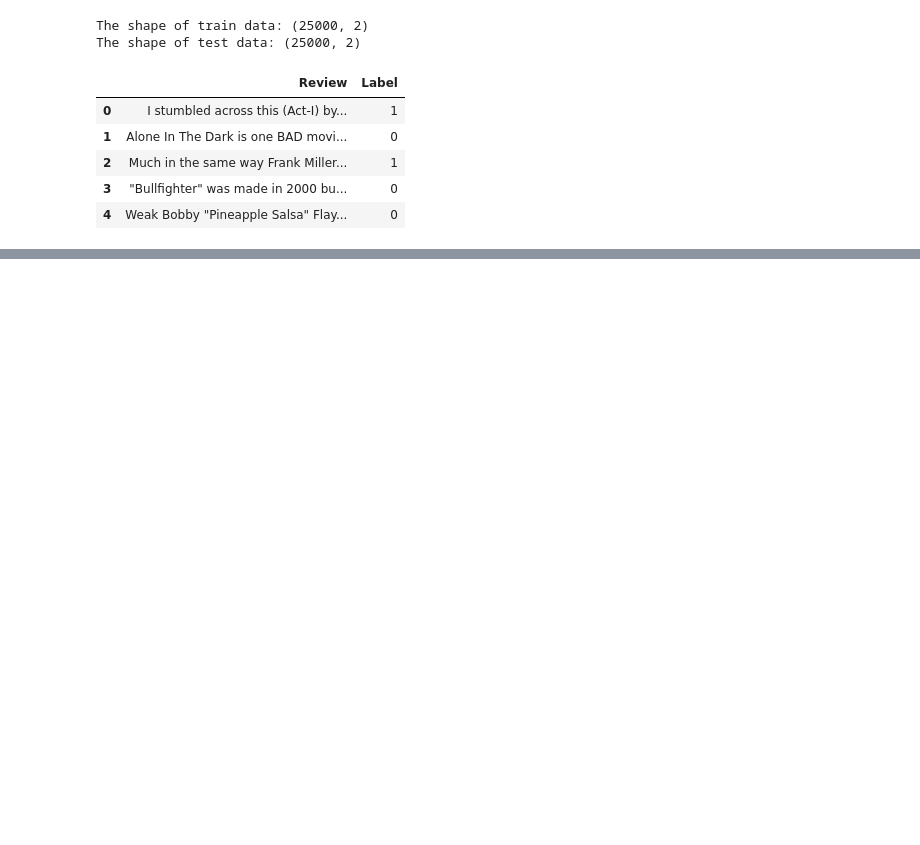
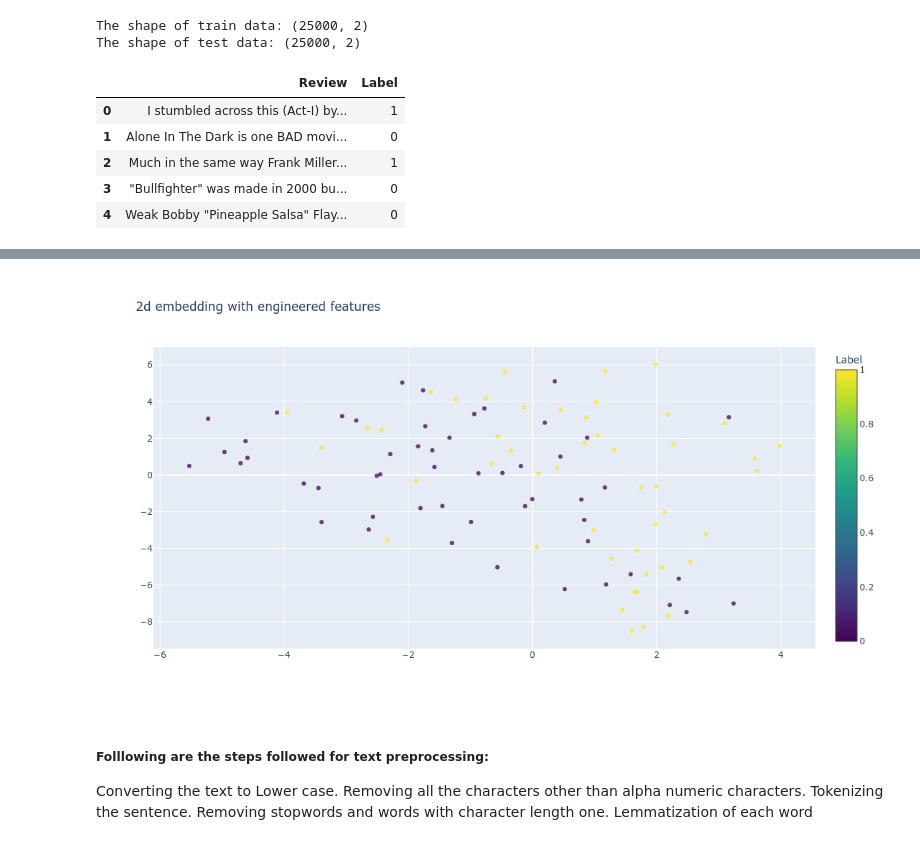
Before and after one commit to svk-123/NLP_HandsOn_Pytorch, a Jupyter notebook: text_data_processing_for_NLP.ipynb, the cells around one changed output, grey strips where cells are left out. Saved outputs shown, nothing was run; the diff lists cells and outputs as text; code cells hidden in the pictures; blank space fills up the shorter version.

```diff
--- a/text_data_processing_for_NLP.ipynb
+++ b/text_data_processing_for_NLP.ipynb
@@ -96,0 +292,9 @@ memory usage: 390.8+ KB
+# %%
+# Preparing the data for applying to T-SNE
+scaler = MinMaxScaler()
+col_filter = [col for col in train_feat.columns if col not in ['Review', 'Label'] ]
+train_viz = scaler.fit_transform(train_feat[col_filter][:10000])
+y_label = train_feat['Label'][:10000].values
+# %%
+# Using TSNE for Dimentionality reduction for 15 Features to 2 dimentions
+tsne2d = TSNE(n_components=2,init='random',random_state=101,n_iter=1000,verbose=2,angle=0.5).fit_transform(train_viz)
@@ -96,0 +319,30 @@ memory usage: 390.8+ KB
+# %%
+#2D Plot
+trace1 = go.Scatter(
+    x=tsne2d[:,0],
+    y=tsne2d[:,1],
+    mode='markers',
+    marker=dict(
+        sizemode='diameter',
+        color = y_label,
+        colorscale = 'Viridis',
+        colorbar = dict(title = 'Label'),
+        line=dict(color='rgb(255, 255, 255)'),
+        opacity=0.75
+    )
+)
+
+data=[trace1]
+layout=dict(height=600, width=600, title='2d embedding with engineered features')
+fig=dict(data=data, layout=layout)
+py.iplot(fig, filename='2d embedding with engineered features')
+# %% [output]
+[figure, added]
+# %% [markdown]
+##### Folllowing are the steps followed for text preprocessing:
+
+Converting the text to Lower case.
+Removing all the characters other than alpha numeric characters.
+Tokenizing the sentence.
+Removing stopwords and words with character length one.
+Lemmatization of each word
```
Also changed, not shown: parts of 24 cells of this notebook.
